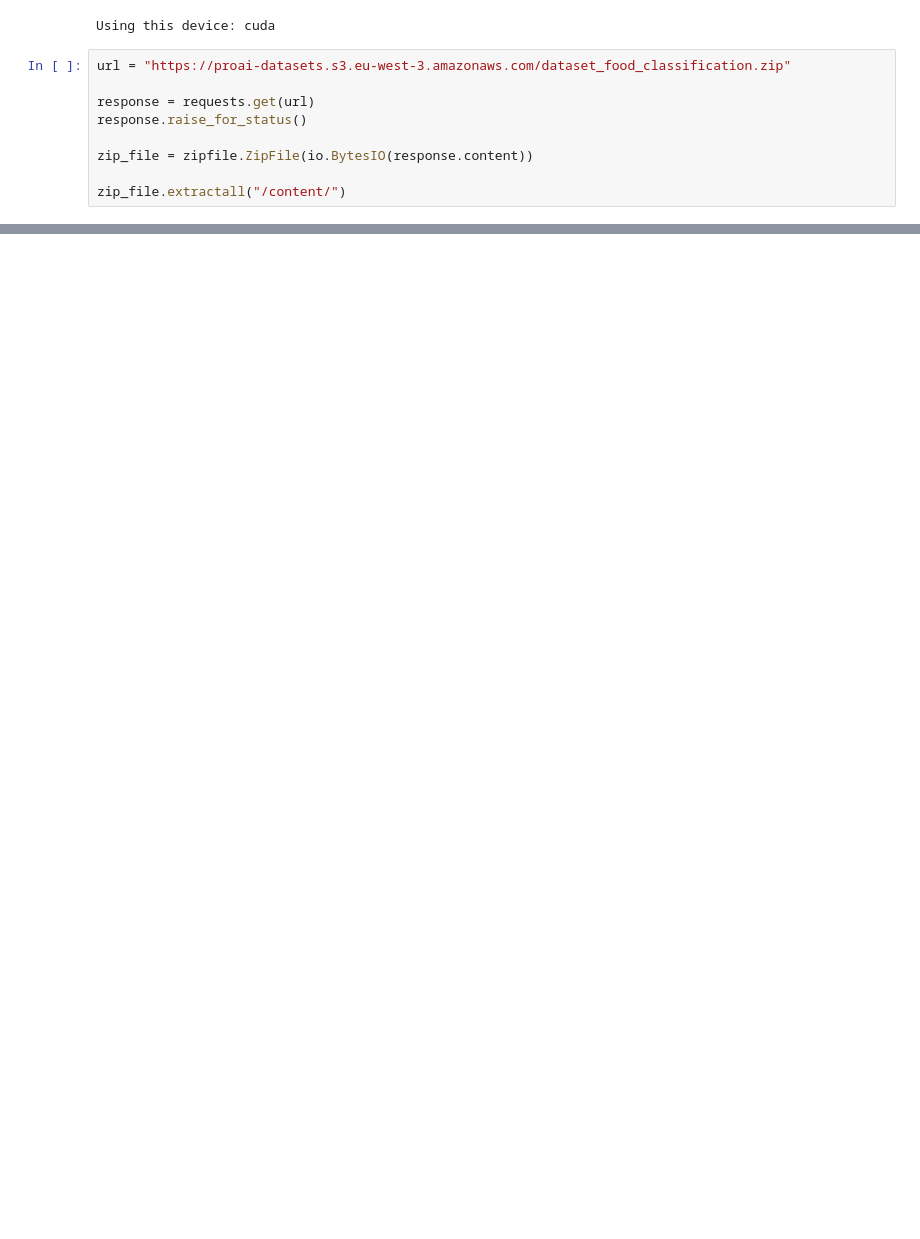
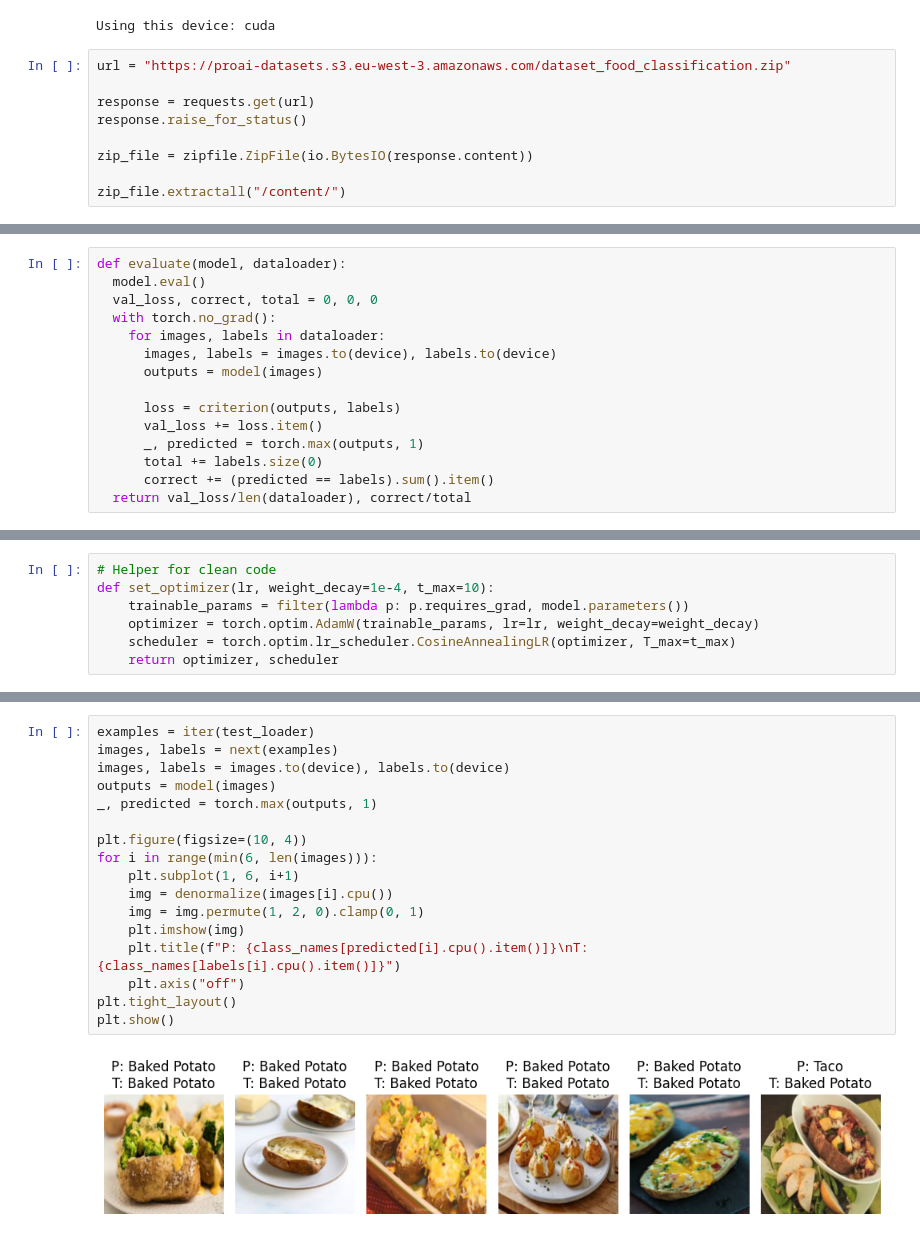
Before and after one commit to silentfortin/ai-portfolio, a Jupyter notebook: 06-dl-pytorch-food/food_image_classification_optimization.ipynb, the cells around one changed output, grey strips where cells are left out. Saved outputs shown, nothing was run; the diff lists cells and outputs as text; blank space fills up the shorter version.

```diff
--- a/06-dl-pytorch-food/food_image_classification_optimization.ipynb
+++ b/06-dl-pytorch-food/food_image_classification_optimization.ipynb
@@ -114,0 +161,15 @@ plt.show()
+# %%
+def evaluate(model, dataloader):
+  model.eval()
+  val_loss, correct, total = 0, 0, 0
+  with torch.no_grad():
+    for images, labels in dataloader:
+      images, labels = images.to(device), labels.to(device)
+      outputs = model(images)
+
+      loss = criterion(outputs, labels)
+      val_loss += loss.item()
+      _, predicted = torch.max(outputs, 1)
+      total += labels.size(0)
+      correct += (predicted == labels).sum().item()
+  return val_loss/len(dataloader), correct/total
@@ -114,0 +238,7 @@ plt.show()
+# %%
+# Helper for clean code
+def set_optimizer(lr, weight_decay=1e-4, t_max=10):
+    trainable_params = filter(lambda p: p.requires_grad, model.parameters())
+    optimizer = torch.optim.AdamW(trainable_params, lr=lr, weight_decay=weight_decay)
+    scheduler = torch.optim.lr_scheduler.CosineAnnealingLR(optimizer, T_max=t_max)
+    return optimizer, scheduler
@@ -114,0 +392,19 @@ plt.show()
+# %%
+examples = iter(test_loader)
+images, labels = next(examples)
+images, labels = images.to(device), labels.to(device)
+outputs = model(images)
+_, predicted = torch.max(outputs, 1)
+
+plt.figure(figsize=(10, 4))
+for i in range(min(6, len(images))):
+    plt.subplot(1, 6, i+1)
+    img = denormalize(images[i].cpu())
+    img = img.permute(1, 2, 0).clamp(0, 1)
+    plt.imshow(img)
+    plt.title(f"P: {class_names[predicted[i].cpu().item()]}\nT: {class_names[labels[i].cpu().item()]}")
+    plt.axis("off")
+plt.tight_layout()
+plt.show()
+# %% [output]
+[figure, added]
```
Also changed, not shown: parts of 21 cells of this notebook.
